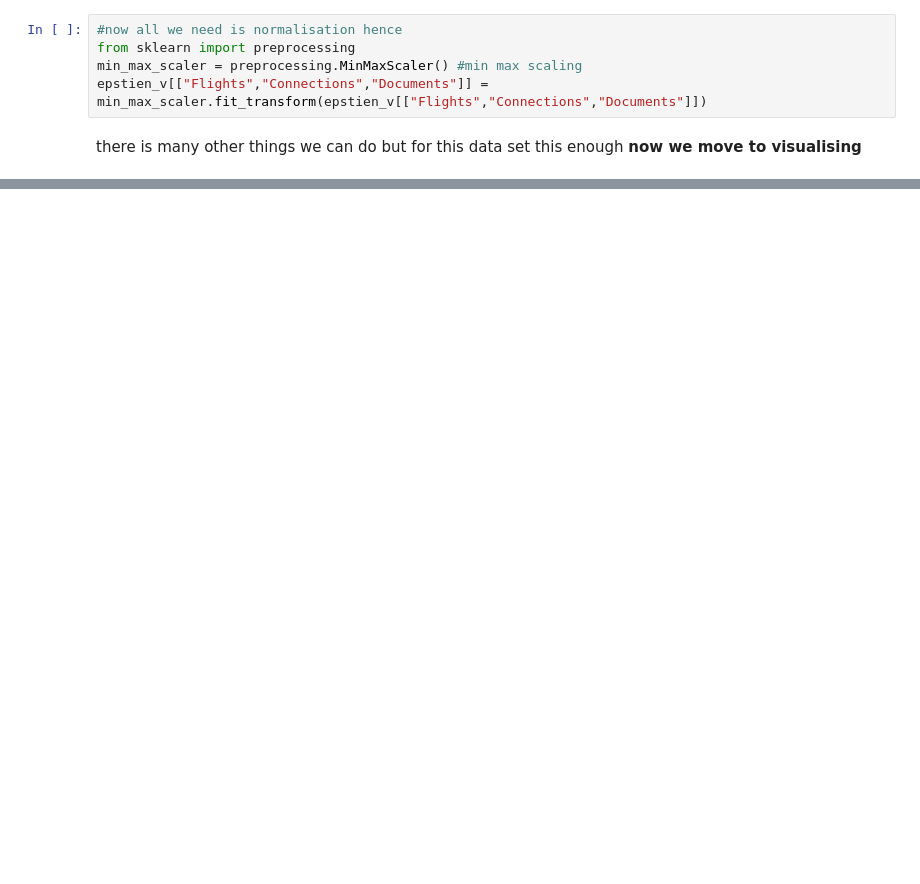
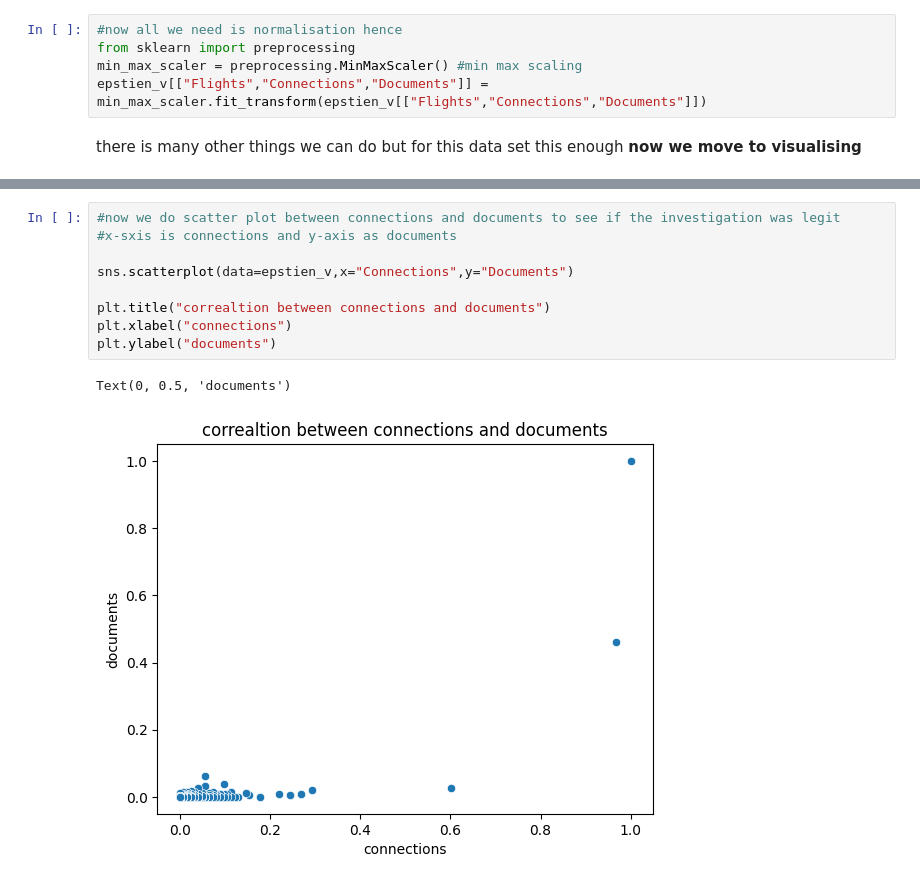
Before and after one commit to Amruth-U-tech/DL-Journey, a Jupyter notebook: 00-DataVisualisation/visualisation-1.ipynb, the cells around one changed output, grey strips where cells are left out. Saved outputs shown, nothing was run; the diff lists cells and outputs as text; blank space fills up the shorter version.

```diff
--- a/00-DataVisualisation/visualisation-1.ipynb
+++ b/00-DataVisualisation/visualisation-1.ipynb
@@ -159,0 +170,12 @@ there is many other things we can do but for this data set this enough
+# %%
+#now we do scatter plot between connections and documents to see if the investigation was legit
+#x-sxis is connections and y-axis as documents
+
+sns.scatterplot(data=epstien_v,x="Connections",y="Documents")
+
+plt.title("correaltion between connections and documents")
+plt.xlabel("connections")
+plt.ylabel("documents")
+# %% [output]
+Text(0, 0.5, 'documents')
+[figure, added]
```
Also changed, not shown: parts of 4 cells of this notebook.
